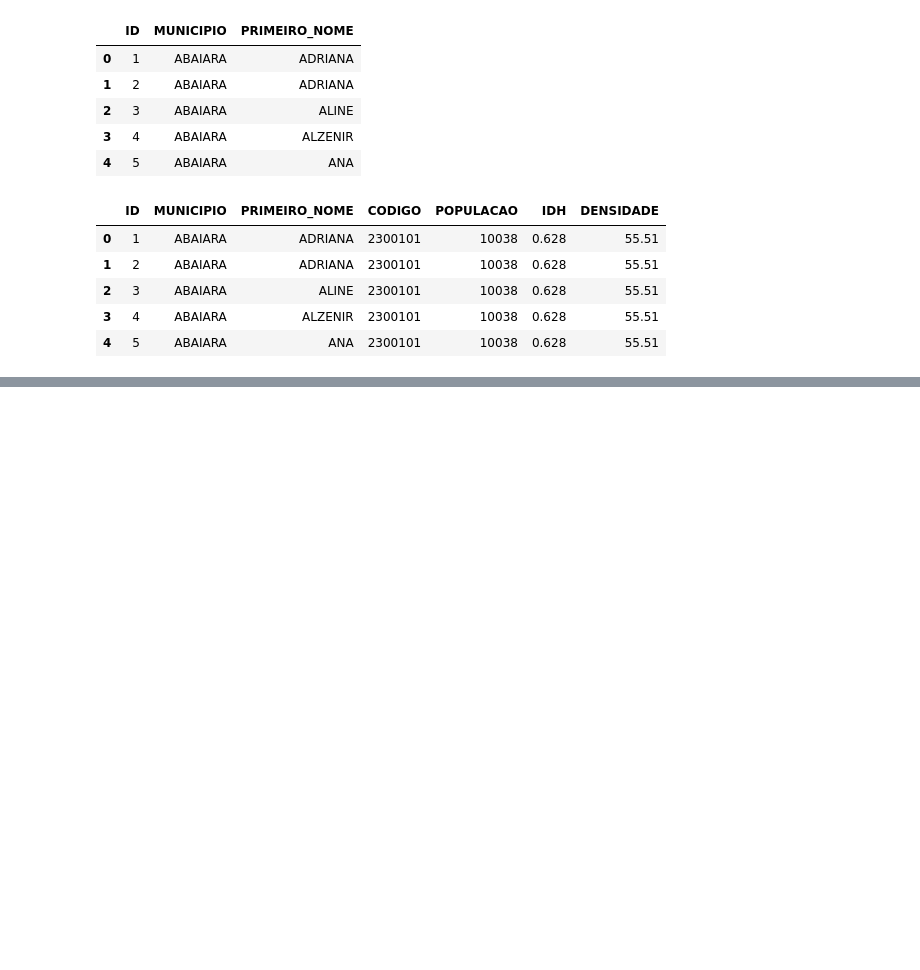
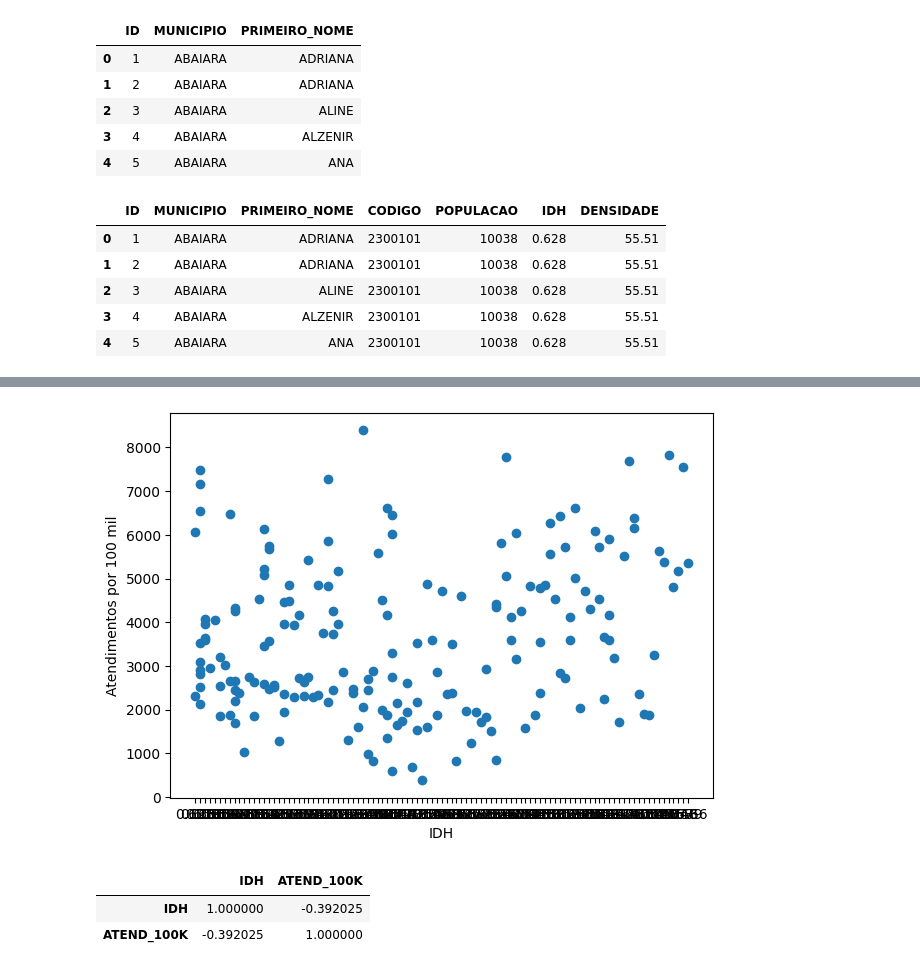
Before and after one commit to Danilzs/Analise-Sus, a Jupyter notebook: Análise_Sus.ipynb, the cells around one changed output, grey strips where cells are left out. Saved outputs shown, nothing was run; the diff lists cells and outputs as text; code cells hidden in the pictures; blank space fills up the shorter version.

```diff
--- a/Análise_Sus.ipynb
+++ b/Análise_Sus.ipynb
@@ -162,0 +209,13 @@ dtype: int64
+# %%
+atendimentos['POPULACAO'] = (
+    atendimentos['POPULACAO']
+    .astype(str)
+    .str.replace('.', '', regex=False)   # remove separador milhar
+    .str.replace(',', '.', regex=False)  # troca vírgula decimal
+)
+
+atendimentos['POPULACAO'] = pd.to_numeric(
+    atendimentos['POPULACAO'],
+    errors='coerce'
+)
+#converti populacao pra numero (tava em string)
@@ -162,0 +232,18 @@ dtype: int64
+# %%
+atendimentos['ATEND_100K'] = (
+    atendimentos['ATENDIMENTOS']
+    *100000 /
+    atendimentos['POPULACAO']
+)
+
+atendimentos.sort_values(
+    'ATEND_100K',
+    ascending=False
+)[
+['MUNICIPIO',
+ 'ATENDIMENTOS',
+ 'POPULACAO',
+ 'ATEND_100K']
+].head(10)
+
+#calculando as 10 maiores taxas proporcionais de atendimento (por 100mil habitantes)
@@ -162,0 +305,24 @@ dtype: int64
+# %%
+import matplotlib.pyplot as plt
+
+plt.figure(figsize=(7,5))
+
+plt.scatter(
+    atendimentos['IDH'],
+    atendimentos['ATEND_100K']
+)
+
+plt.xlabel('IDH')
+plt.ylabel('Atendimentos por 100 mil')
+
+plt.show()
+# %% [output]
+[figure, added]
+# %%
+atendimentos[
+['IDH','ATEND_100K']
+].corr()
+# %% [output]
+|  | IDH | ATEND_100K |
+| IDH | 1.000000 | -0.392025 |
+| ATEND_100K | -0.392025 | 1.000000 |
```
Also changed, not shown: parts of 11 cells of this notebook.
